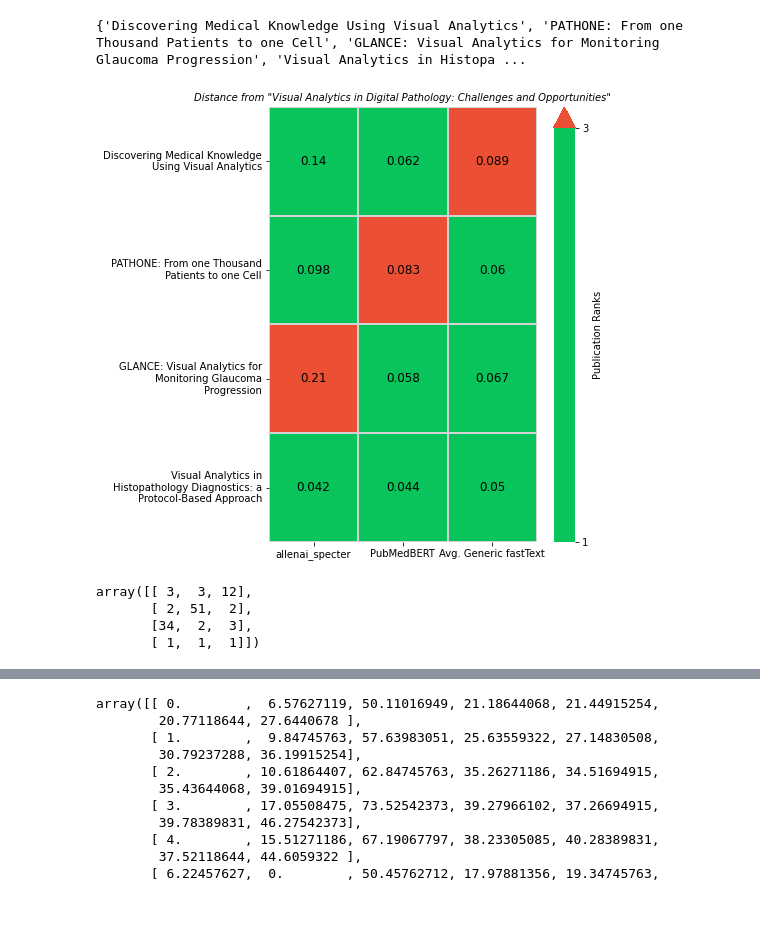
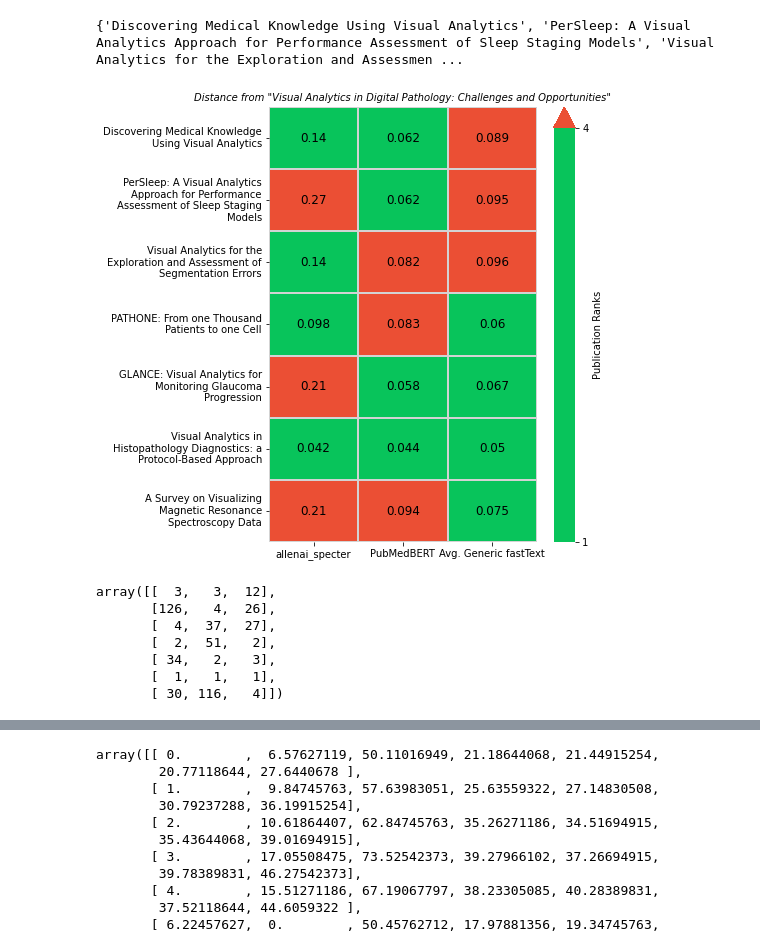
Before and after one commit to pruthvi-hegde/biomedvis, a Jupyter notebook: notebooks/k_neighbours.ipynb, the cells around one changed output, grey strips where cells are left out. Saved outputs shown, nothing was run; the diff lists cells and outputs as text; code cells hidden in the pictures; blank space fills up the shorter version.

```diff
--- a/notebooks/k_neighbours.ipynb
+++ b/notebooks/k_neighbours.ipynb
@@ -137,7 +151,9 @@ def draw_plot(target_title, K):
     plt.show()
     return B
 # %%
-target_title1 = "Visual Analytics in Digital Pathology: Challenges and Opportunities"
+import numpy as np
+
+target_title1 = "A Critical Analysis of the Evaluation Practice in Medical Visualization"
 B = draw_plot(target_title1, 4)
 B = np.array(B)
 B
@@ -158,7 +187,7 @@ def calculate_dist(model, paper, target):
 # %%
-model = "pubmedbert"
+model = "allenai_specter"
 target = "Visual Analytics in Digital Pathology: Challenges and Opportunities"
-paper1 = "Visual Analytics in Histopathology Diagnostics: a Protocol-Based Approach"
+paper1 = "PATHONE: From one Thousand Patients to one Cell"
 dist = calculate_dist(model, paper1, target)
 dist
 # %% [output]
@@ -219,26 +248,29 @@ def create_rank_matrix(target_title, K, drawplot=False):
                          cbar_kws={'label': 'Publication Ranks',
                                    'extend': 'max',
                                    'ticks': [0, 3]},
-                         cmap=my_cmap, vmin=0, vmax=3, cbar=True, ax=ax,
+                         cmap=my_cmap, vmin=0, vmax=4, cbar=True, ax=ax,
                          annot_kws={'fontsize': 12, 'color': 'black', 'alpha': 1}, linewidths=0.08,
                          linecolor='lightgray')
         colorbar = ax.collections[0].colorbar
-        colorbar.set_ticks([0, 3])
-        colorbar.set_ticklabels(['1', '3'])
+        colorbar.set_ticks([0, 4])
+        colorbar.set_ticklabels(['1', '4'])
         plt.title(label=f'Distance from \"{target_title}\"', fontsize=10, fontstyle='oblique')
         plt.show()
     return B
 # %%
 target_title1 = "Visual Analytics in Digital Pathology: Challenges and Opportunities"
-B = create_rank_matrix(target_title1, 4, True)
+B = create_rank_matrix(target_title1, 5, True)
 B
 # %% [output]
-{'Discovering Medical Knowledge Using Visual Analytics', 'PATHONE: From one Thousand Patients to one Cell', 'GLANCE: Visual Analytics for Monitoring Glaucoma Progression', 'Visual Analytics in Histopa ...
+{'Discovering Medical Knowledge Using Visual Analytics', 'PerSleep: A Visual Analytics Approach for Performance Assessment of Sleep Staging Models', 'Visual Analytics for the Exploration and Assessmen ...
-[figure, old version]
+[figure, new version]
-array([[ 3,  3, 12],
-       [ 2, 51,  2],
-       [34,  2,  3],
-       [ 1,  1,  1]])
+array([[  3,   3,  12],
+       [126,   4,  26],
+       [  4,  37,  27],
+       [  2,  51,   2],
+       [ 34,   2,   3],
+       [  1,   1,   1],
+       [ 30, 116,   4]])
 # %%
 # import pandas as pd
 
```
Also changed, not shown: parts of 15 cells of this notebook, 1 other file.
